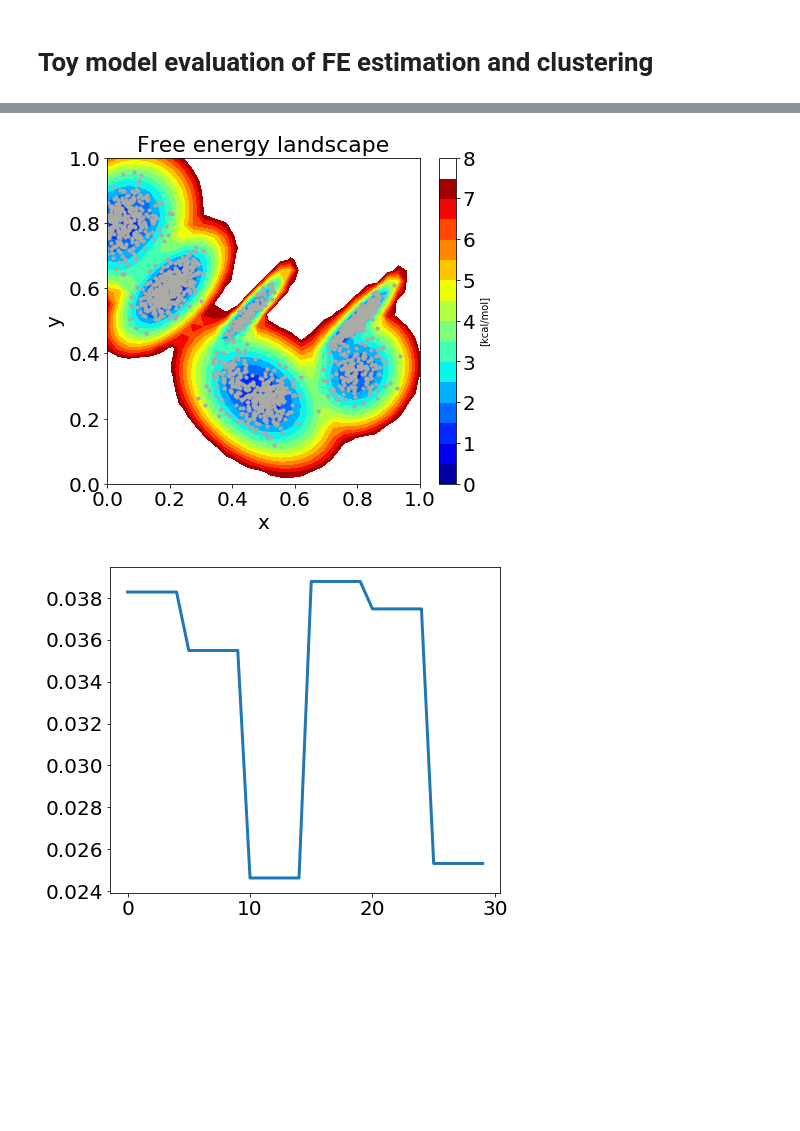
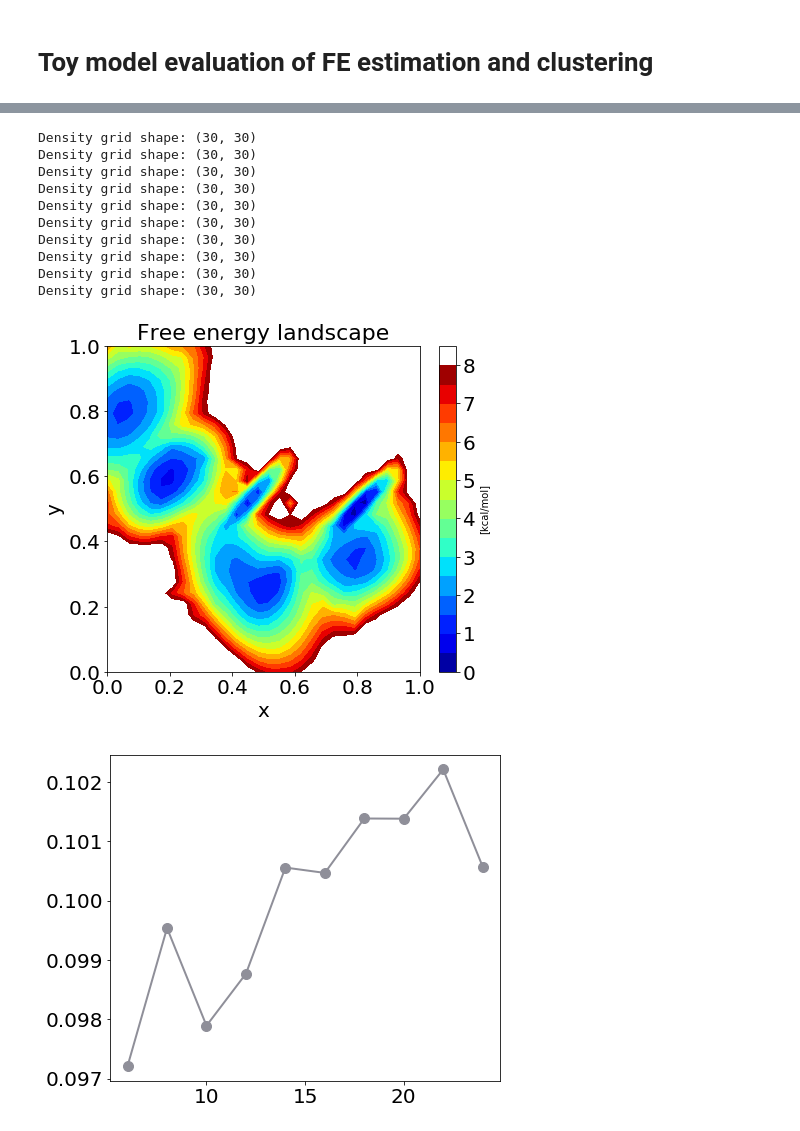
Before and after one commit to anniewesterlund/InfleCS-free-energy-clustering-tutorial, a Jupyter notebook: toy_model_evaluation.ipynb, the cells around one changed output, grey strips where cells are left out. Saved outputs shown, nothing was run; the diff lists cells and outputs as text; code cells hidden in the pictures; blank space fills up the shorter version.

```diff
--- a/toy_model_evaluation.ipynb
+++ b/toy_model_evaluation.ipynb
@@ -73,7 +75,8 @@ print(cluster_centers)
 # Estimate free energy and clustering with GMM and cross-validation
 stack_landscapes = True
 
-gmm_FE = GMM_FE.FreeEnergy(data,min_n_components=5,max_n_components=8,x_lims=[[0,1],[0,1]], n_grids=nx, stack_landscapes=stack_landscapes, n_iterations=5)
+gmm_FE = GMM_FE.FreeEnergy(data,min_n_components=6,max_n_components=25, n_components_step=2, x_lims=true_fe.x_lims_,
+                           n_grids=true_fe.nx_, stack_landscapes=stack_landscapes, n_iterations=3, covergence_tol=1e-6)
 
 est_coords, est_FE_landscape, est_FE_points = gmm_FE.landscape()
 # %% [output]
@@ -95,12 +98,44 @@ Removing zero-weighted models.
 Evaluating density in landscape
 Density grid shape: (30, 30)
-# %%
-# Visualize estimated free energy landscape
-gmm_FE.visualize(show_data=True)
-
-if stack_landscapes:
-    plt.figure(2)
-    plt.plot(gmm_FE.density_est_.model_weights_,linewidth=3)
-# %% [output]
-[figure, removed]
-[figure, removed]
+# %%
+# Visualize estimated free energy landscape and the true free energy contours
+gmm_FE.visualize(show_data=False,vmax=8,n_contour_levels=20)
+#plt.contour(coords[0],coords[1],true_fe.FE_landscape_,colors=['k'],vmax=8,levels=np.arange(0,8,0.8))
+
+if stack_landscapes:
+    # Plot the model weights
+    plt.figure(2)
+    plt.plot(gmm_FE.density_est_.n_components_list_,gmm_FE.density_est_.model_weights_,linewidth=2,marker='o',color=[0.56,0.56,0.6],markersize=10)
+
+    # Plot each indivudual model
+    n_models = gmm_FE.density_est_.n_models_
+    for i_model in range(n_models):
+        # Create a free energy object with known toy model
+        mod_fe = GMM_FE.FreeEnergy(data,x_lims=true_fe.x_lims_,n_grids=true_fe.nx_,verbose=False)
+        mod_fe.density_est_ = gmm_FE.density_est_.GMM_list_[i_model]
+        mod_coords, density = mod_fe.density_landscape()
+
+        # Compute true free energy
+        mod_FE_landscape = mod_fe._free_energy(density)
+        mod_min_FE = np.min(mod_FE_landscape)
+        mod_FE_landscape = mod_FE_landscape-mod_min_FE
+
+        # Set true free energies
+        mod_fe.coords_ = mod_coords
+        mod_fe.FE_landscape_ = mod_FE_landscape
+
+        # Visualize the model
+        mod_fe.visualize(show_data=True)
+# %% [output]
+Density grid shape: (30, 30)
+Density grid shape: (30, 30)
+Density grid shape: (30, 30)
+Density grid shape: (30, 30)
+Density grid shape: (30, 30)
+Density grid shape: (30, 30)
+Density grid shape: (30, 30)
+Density grid shape: (30, 30)
+Density grid shape: (30, 30)
+Density grid shape: (30, 30)
+[figure, added]
+[figure, added]
```
Also changed, not shown: parts of 12 cells of this notebook, 10 other files.
